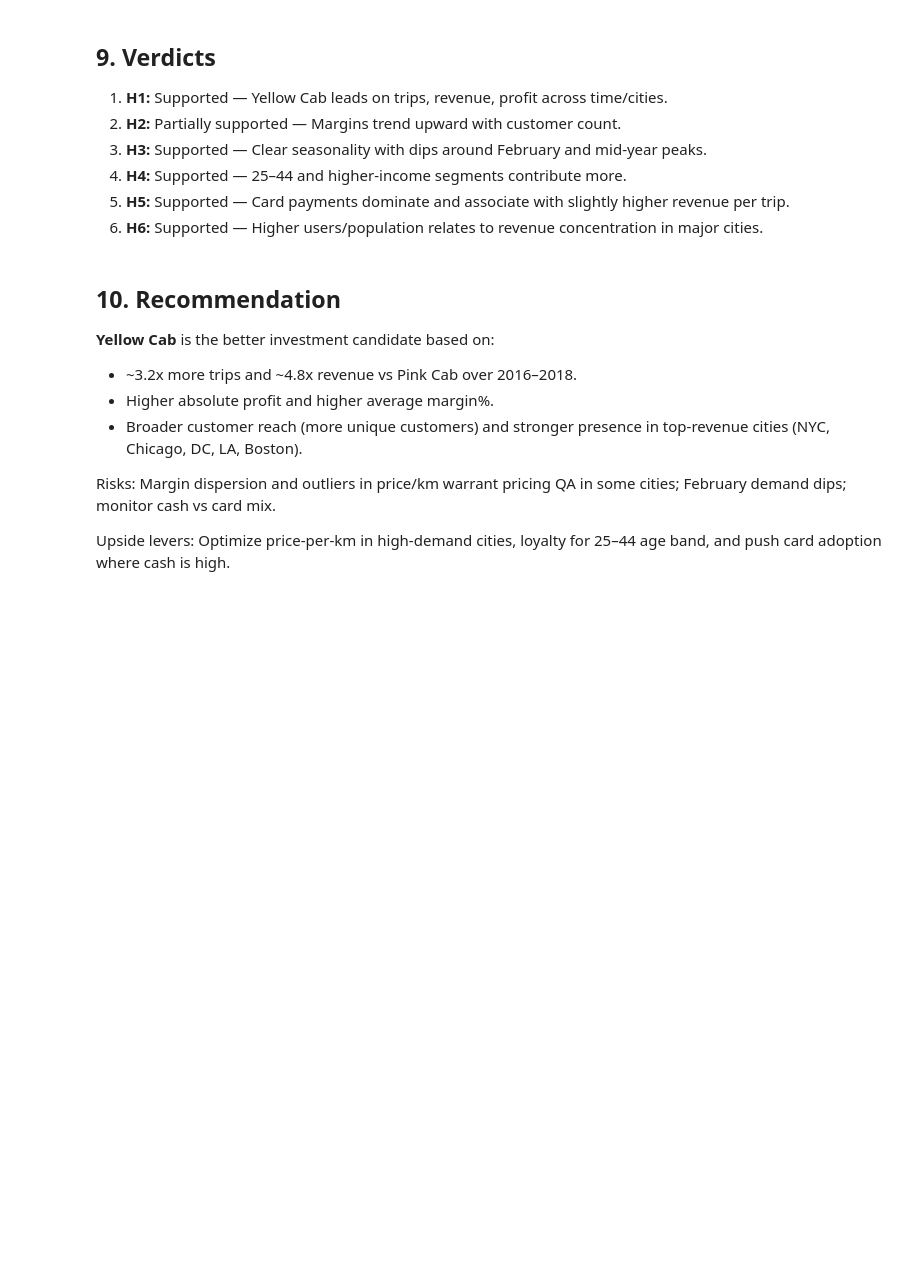
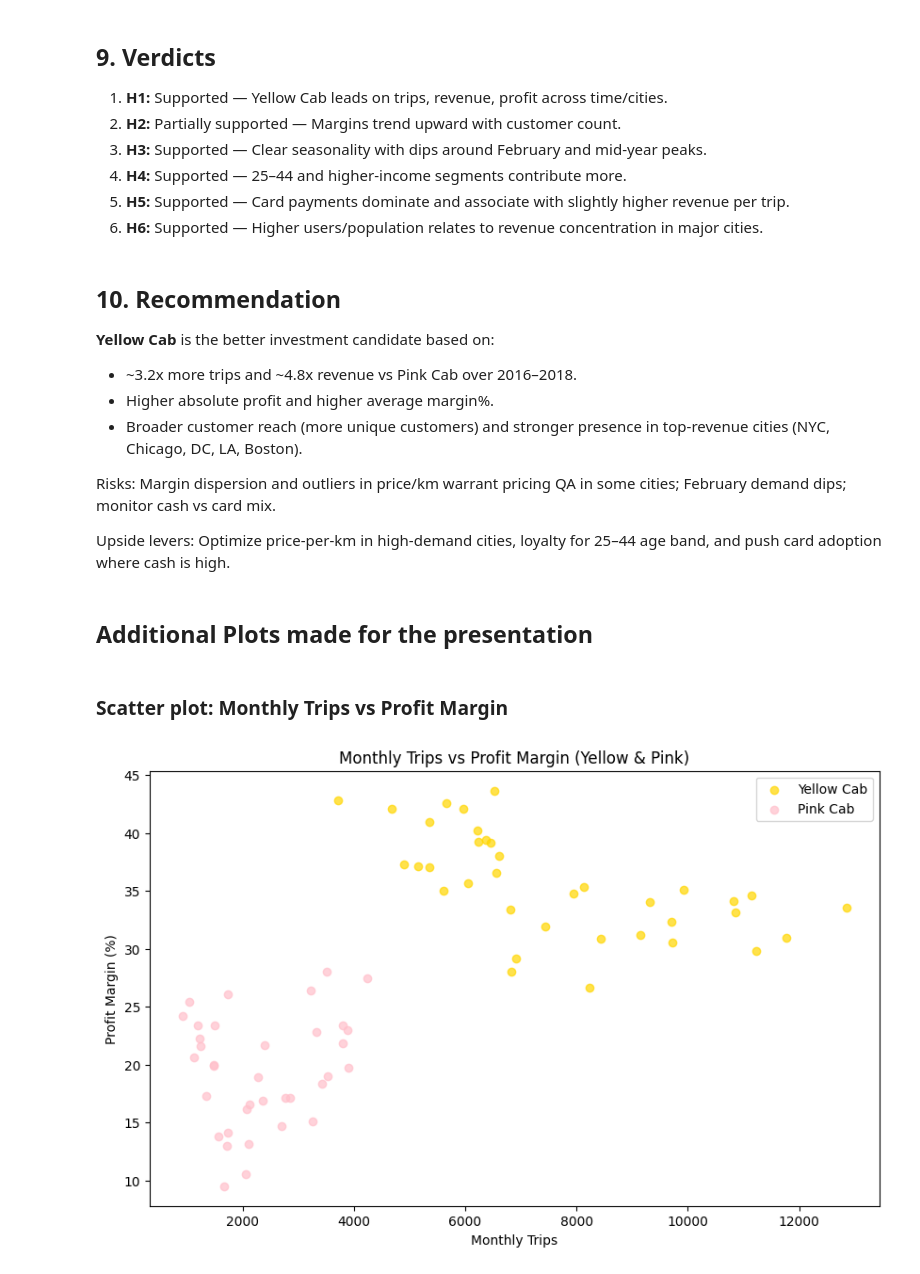
Before and after one commit to magdalena-ivanova-ds/Data-Glacier-Virtual-Internship, a Jupyter notebook: week2/XYZ_Cab_Industry_EDA.ipynb, the cells around one changed output. Drawn from its saved outputs; the diff is of its cells as text; code cells hidden in the pictures; blank space fills up the shorter version.

```diff
--- a/week2/XYZ_Cab_Industry_EDA.ipynb
+++ b/week2/XYZ_Cab_Industry_EDA.ipynb
@@ -267,3 +275,29 @@ Outliers in price_per_km (>3σ): 0.71%
 Risks: Margin dispersion and outliers in price/km warrant pricing QA in some cities; February demand dips; monitor cash vs card mix.
 
 Upside levers: Optimize price-per-km in high-demand cities, loyalty for 25–44 age band, and push card adoption where cash is high.
+# %% [markdown]
+## Additional Plots made for the presentation
+# %% [markdown]
+### Scatter plot: Monthly Trips vs Profit Margin
+# %%
+import seaborn as sns
+
+# Filter monthly data for Yellow and Pink cabs
+monthly_yellow = monthly[monthly['Company'] == 'Yellow Cab']
+monthly_pink = monthly[monthly['Company'] == 'Pink Cab']
+
+# Calculate Profit Margin (%)
+monthly_yellow = monthly_yellow.assign(Profit_Margin=monthly_yellow['profit'] / monthly_yellow['revenue'] * 100)
+monthly_pink = monthly_pink.assign(Profit_Margin=monthly_pink['profit'] / monthly_pink['revenue'] * 100)
+
+# Scatter plot: Monthly Trips vs Profit Margin
+plt.figure(figsize=(10,6))
+plt.scatter(monthly_yellow['trips'], monthly_yellow['Profit_Margin'], color='gold', label='Yellow Cab', alpha=0.7)
+plt.scatter(monthly_pink['trips'], monthly_pink['Profit_Margin'], color='pink', label='Pink Cab', alpha=0.7)
+plt.xlabel('Monthly Trips')
+plt.ylabel('Profit Margin (%)')
+plt.title('Monthly Trips vs Profit Margin (Yellow & Pink)')
+plt.legend()
+plt.show()
+# %% [output]
+[figure, added]
```
Also changed, not shown: parts of 14 cells of this notebook.
